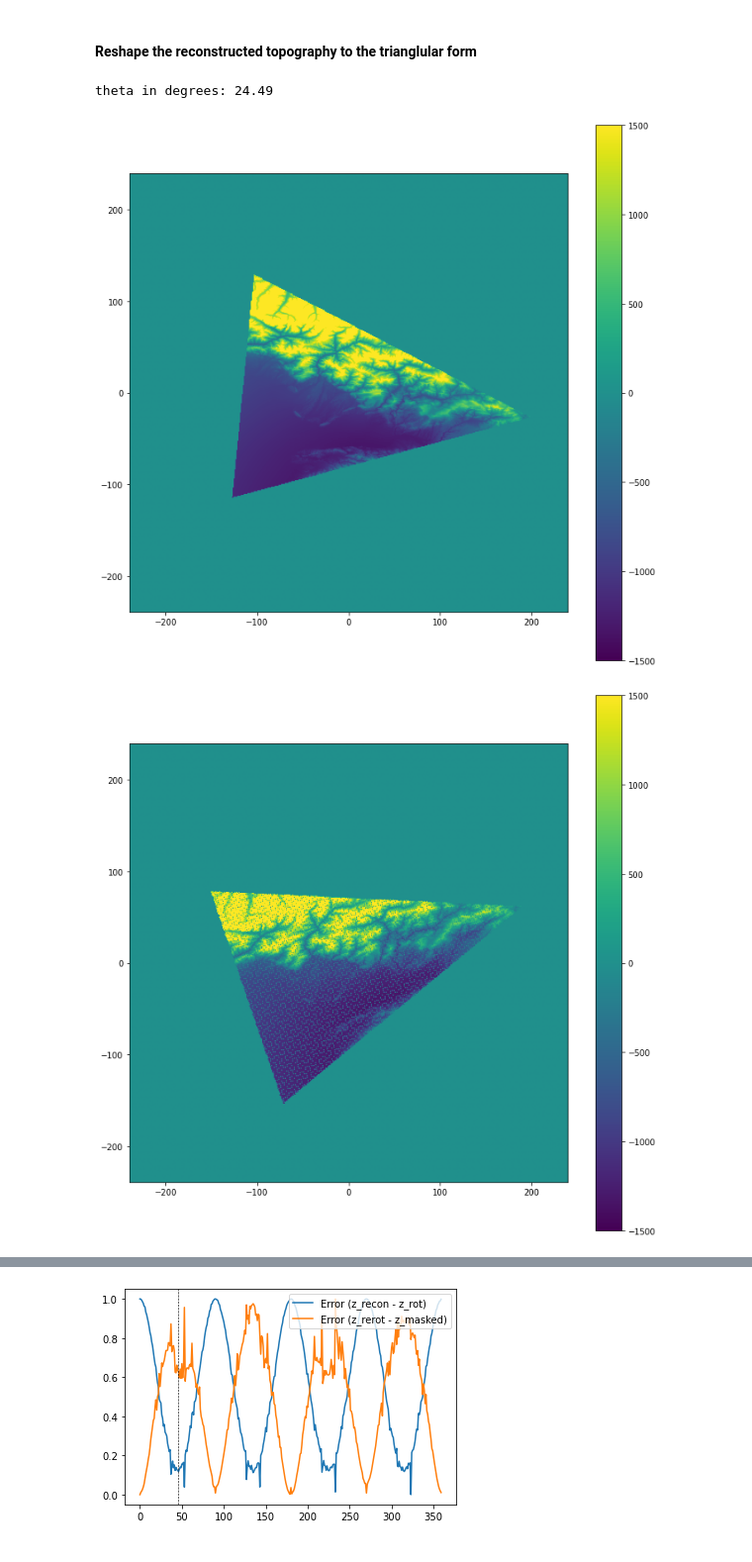
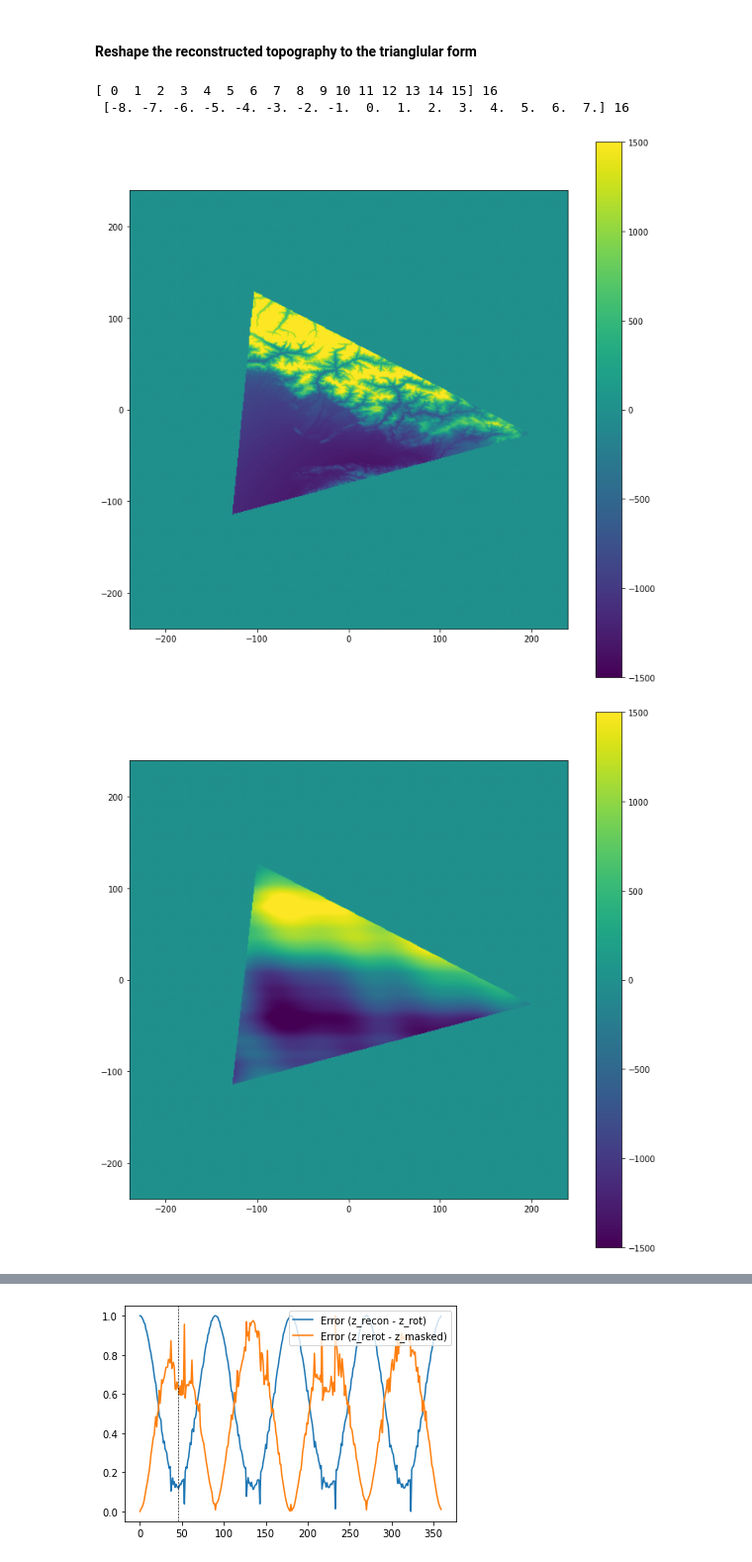
Before and after one commit to ray-chew/CSAM-Fortran, a Jupyter notebook: notebooks/spectrumSGS_ICONgrid_test.ipynb, the cells around one changed output, grey strips where cells are left out. Shown at 99% size. Cells and saved outputs as stored; diff of their text form; code cells hidden in the pictures.

```diff
--- a/notebooks/spectrumSGS_ICONgrid_test.ipynb
+++ b/notebooks/spectrumSGS_ICONgrid_test.ipynb
@@ -628,16 +634,17 @@ plot_diag = False
 x_v1, x_v2, y_v1, y_v2 = get_pca(z_masked, plot_diag = plot_diag)
 
 theta = (90-24.488095787517768) / 180.0 * np.pi
-theta = 45.0 / 180.0 * np.pi
-theta = None
+theta = 0.0 / 180.0 * np.pi
+# theta = None
 z_transformed, inout_rot, lat_rot, lon_rot = rotate_topo(x_v1, x_v2, y_v1, y_v2, z_masked, theta=theta, plot_diag = plot_diag, verbose = True)
 
 Ncells_in_triangle = np.sum(inout_rot)
 I, J, lat_cell, lon_cell, z_cell = get_IJ(lat_rot, lon_rot, z_transformed)
 Ncos, Nsin = axial_f_coeffs(lat_cell, lon_cell, I, J)
+# Ncos, Nsin = full_f_coeffs(lat_cell, lon_cell, I, J)
 recons_z = get_recon(Ncos, Nsin, z_cell)
 recons_z_2D = recon_2D(recons_z, z_transformed, inout_rot)
-mtheta = None if theta is None else -theta
+# mtheta = None if theta is None else -theta
 # mtheta = 0
 # recons_z_rot, inout_rot, lat_rot, lon_rot = rotate_topo(x_v1, x_v2, y_v1, y_v2, recons_z_2D, mtheta)
 # z_orig, inout_rot, lat_rot, lon_rot = rotate_topo(x_v1, x_v2, y_v1, y_v2, z_transformed, mtheta)
@@ -650,10 +657,10 @@ plt.imshow(z_masked, extent=[-z_masked.shape[1]/2., z_masked.shape[1]/2., -z_mas
 plt.colorbar()
 plt.show()
 
-plt.figure(figsize=fs)
-plt.imshow(z_transformed, extent=[-z_masked.shape[1]/2., z_masked.shape[1]/2., -z_masked.shape[0]/2., z_masked.shape[0]/2. ], origin='lower', vmax=vmax, vmin=vmin)
-plt.colorbar()
-plt.show()
+# plt.figure(figsize=fs)
+# plt.imshow(z_transformed, extent=[-z_masked.shape[1]/2., z_masked.shape[1]/2., -z_masked.shape[0]/2., z_masked.shape[0]/2. ], origin='lower', vmax=vmax, vmin=vmin)
+# plt.colorbar()
+# plt.show()
 
 # plt.figure(figsize=fs)
 # plt.imshow(inout_rot, extent=[-z_masked.shape[1]/2., z_masked.shape[1]/2., -z_masked.shape[0]/2., z_masked.shape[0]/2. ], origin='lower')
@@ -670,32 +677,33 @@ plt.show()
 # plt.colorbar()
 # plt.show()
 
 plt.figure(figsize=fs)
 plt.imshow(recons_z_2D, extent=[-z_masked.shape[1]/2., z_masked.shape[1]/2., -z_masked.shape[0]/2., z_masked.shape[0]/2. ], origin='lower', vmax=vmax, vmin=vmin)
 plt.colorbar()
 plt.show()
 
 # plt.figure(figsize=fs)
 # plt.imshow(z_orig, extent=[-z_masked.shape[1]/2., z_masked.shape[1]/2., -z_masked.shape[0]/2., z_masked.shape[0]/2. ], origin='lower', vmax=vmax, vmin=vmin)
 # plt.colorbar()
 # plt.show()
 # plt.figure(figsize=fs)
 # plt.imshow(recons_z_rot, extent=[-z_masked.shape[1]/2., z_masked.shape[1]/2., -z_masked.shape[0]/2., z_masked.shape[0]/2. ], origin='lower', vmax=vmax, vmin=vmin)
 # plt.colorbar()
 # plt.show()
 # plt.figure(figsize=fs)
 # plt.imshow(z_orig - z_masked, extent=[-z_masked.shape[1]/2., z_masked.shape[1]/2., -z_masked.shape[0]/2., z_masked.shape[0]/2. ], origin='lower', vmax=vmax, vmin=vmin)
 # plt.colorbar()
 
 # scale = 30.0
 # plt.plot([x_v1*-scale*2, x_v1*scale*2],
 #          [y_v1*-scale*2, y_v1*scale*2], color='red')
 # plt.plot([x_v2*-scale, x_v2*scale],
 #          [y_v2*-scale, y_v2*scale], color='blue')
 # plt.show()
 
 # print(np.linalg.norm(recons_z_2D - z_transformed))
 # %% [output]
-theta in degrees: 24.49
+[ 0  1  2  3  4  5  6  7  8  9 10 11 12 13 14 15] 16
+ [-8. -7. -6. -5. -4. -3. -2. -1.  0.  1.  2.  3.  4.  5.  6.  7.] 16
 [figure]
-[figure, old version]
+[figure, new version]
```
Also changed, not shown: parts of 9 cells of this notebook, 1 other file.
